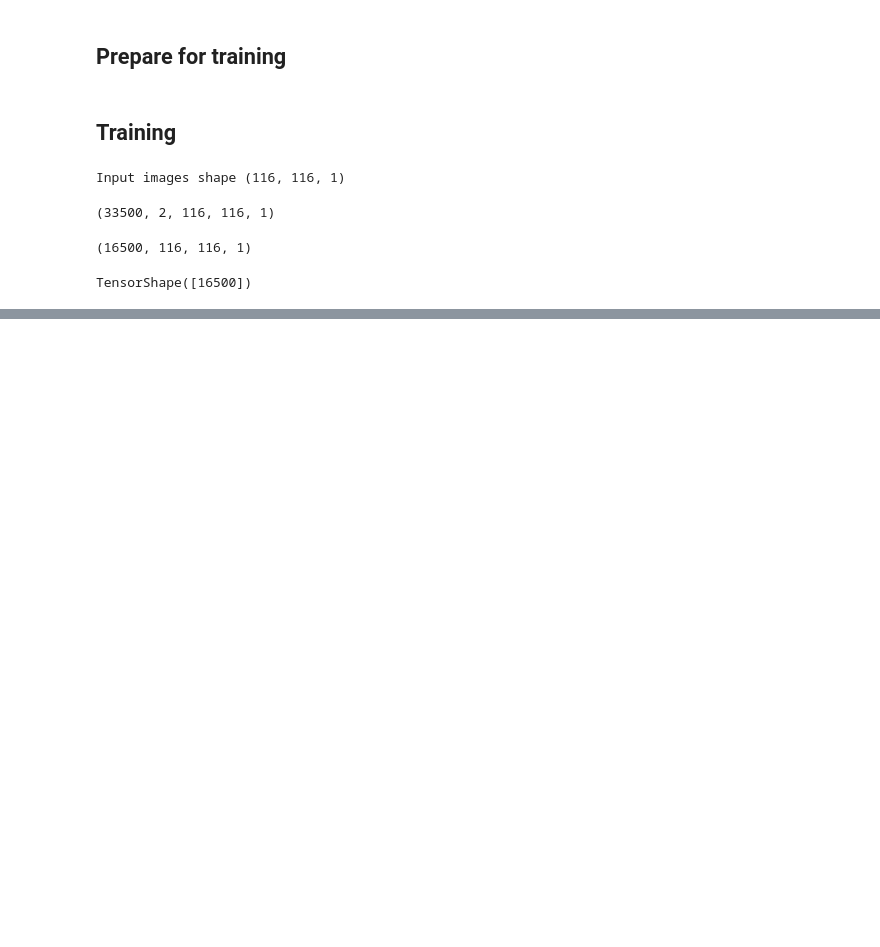
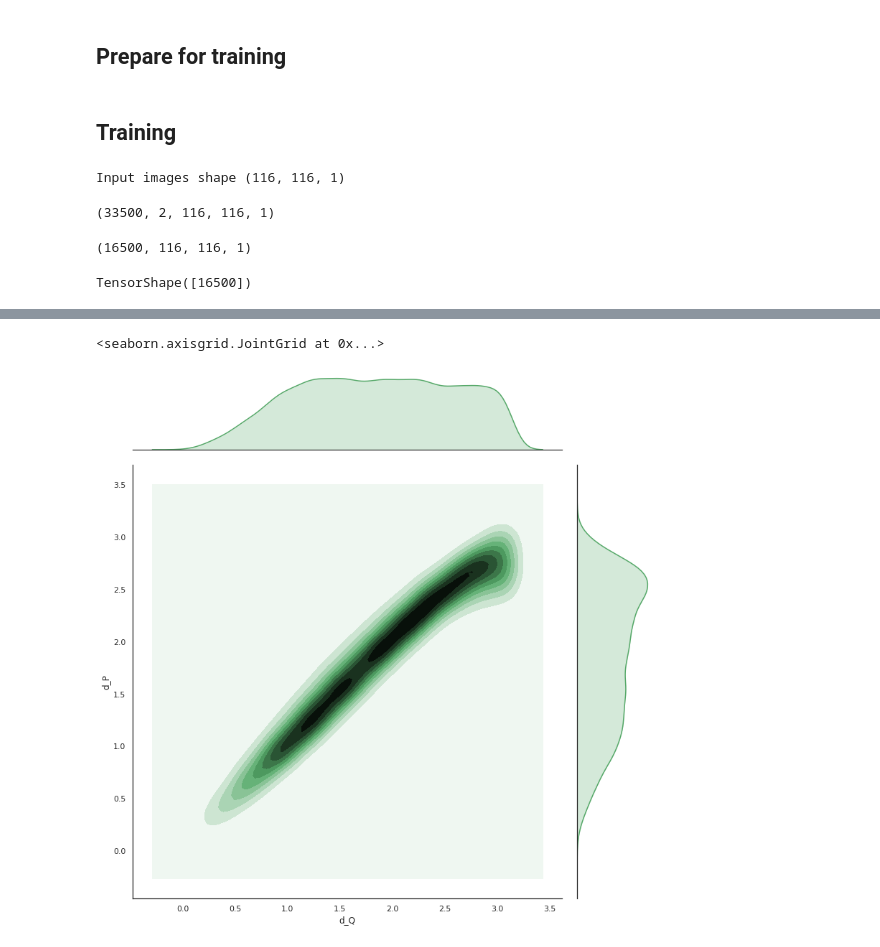
Before and after one commit to JelenaBanjac/protein-reconstruction, a Jupyter notebook: notebooks/Siamese_KERAS-protein.ipynb, the cells around one changed output, grey strips where cells are left out. Cells and saved outputs as stored; diff of their text form; code cells hidden in the pictures; blank space fills up the shorter version.

```diff
--- a/notebooks/Siamese_KERAS-protein.ipynb
+++ b/notebooks/Siamese_KERAS-protein.ipynb
@@ -458,0 +464,10 @@ true:      1.3762474060058594
+# %%
+# Creating the dataframe for SNS plot
+data = {"d_Q" : tr_y.numpy(),
+        "d_P" : y_tr_pred.T[0]}
+df = pd.DataFrame(data=data)
+# %%
+sns.jointplot(x="d_Q", y="d_P", data=df, kind="kde", color="g", height=11)  # "reg", "kde"
+# %% [output]
+<seaborn.axisgrid.JointGrid at 0x...>
+[figure, added]
```
Also changed, not shown: parts of 28 cells of this notebook, 1 other file.
